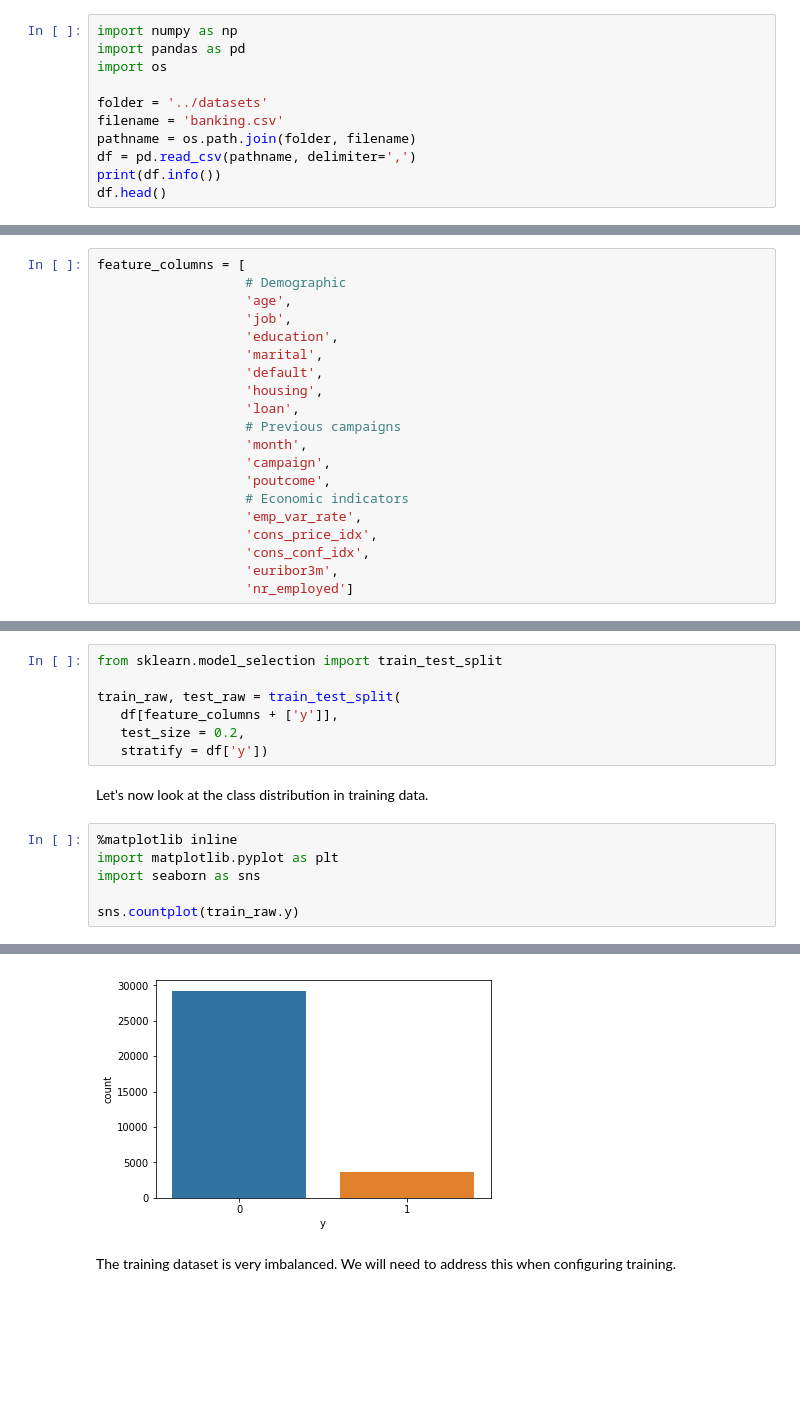
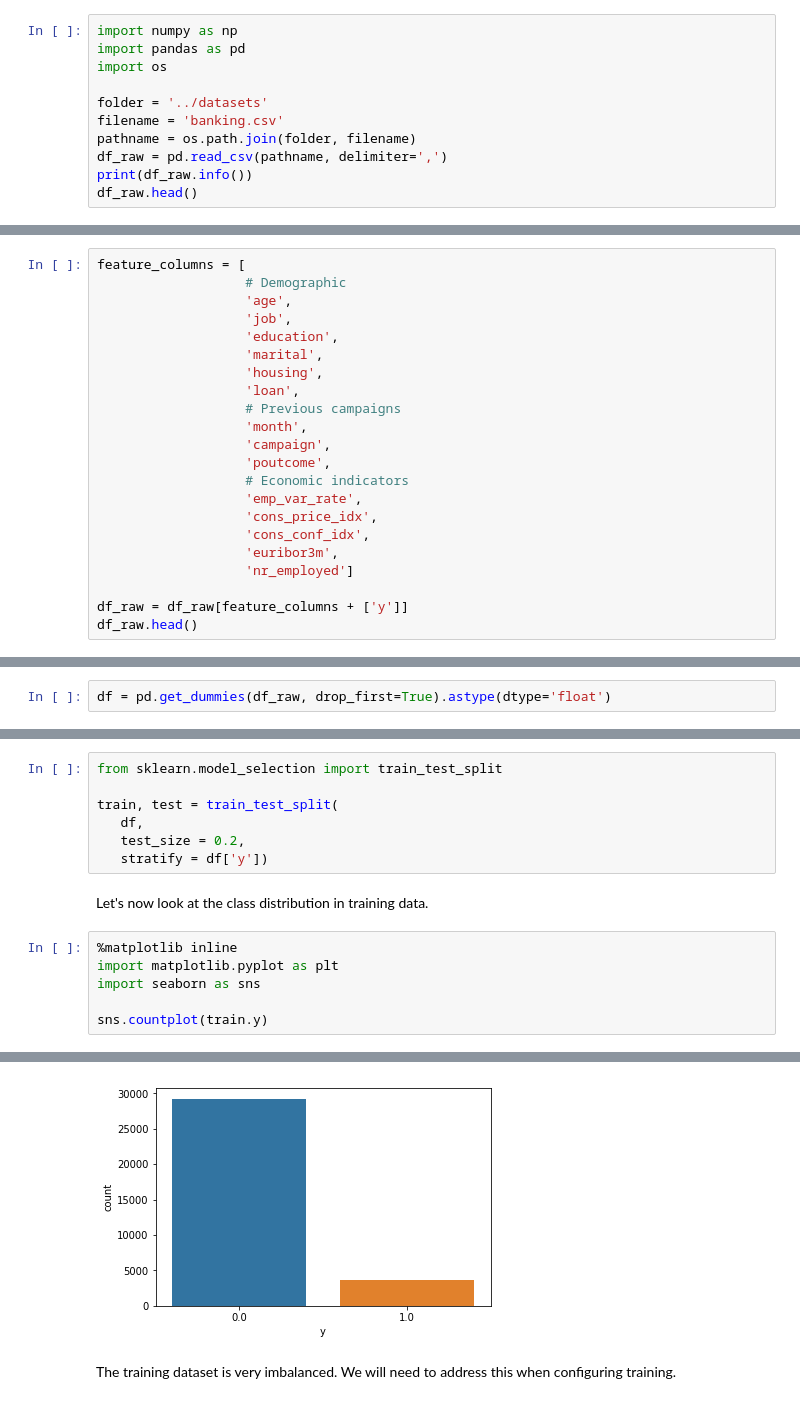
Before and after one commit to jakazmie/MTC_AzureAILabs, a Jupyter notebook: ML-AML-Walkthrough/01-Training/01-training.ipynb, the cells around one changed output, grey strips where cells are left out. Drawn from its saved outputs; the diff is of its cells as text; blank space fills up the shorter version.

```diff
--- a/ML-AML-Walkthrough/01-Training/01-training.ipynb
+++ b/ML-AML-Walkthrough/01-Training/01-training.ipynb
@@ -62,9 +67,9 @@ import os
 folder = '../datasets'
 filename = 'banking.csv'
 pathname = os.path.join(folder, filename)
-df = pd.read_csv(pathname, delimiter=',')
-print(df.info())
-df.head()
+df_raw = pd.read_csv(pathname, delimiter=',')
+print(df_raw.info())
+df_raw.head()
 # %% [output]
 <class 'pandas.core.frame.DataFrame'>
 RangeIndex: 41188 entries, 0 to 41187
@@ -107,7 +112,6 @@ feature_columns = [
                    'job',
                    'education',
                    'marital',
-                   'default',
                    'housing',
                    'loan',
                    # Previous campaigns
@@ -120,3 +124,6 @@ feature_columns = [
                    'cons_conf_idx',
                    'euribor3m',
                    'nr_employed']
+
+df_raw = df_raw[feature_columns + ['y']]
+df_raw.head()
@@ -123 +139,3 @@ feature_columns = [
+# %%
+df = pd.get_dummies(df_raw, drop_first=True).astype(dtype='float')
 # %% [markdown]
@@ -125,8 +143,8 @@ Before further analysis, let's reserve a portion of data for testing.
 # %%
 from sklearn.model_selection import train_test_split
 
-train_raw, test_raw = train_test_split(
-   df[feature_columns + ['y']],
+train, test = train_test_split(
+   df,
    test_size = 0.2,
    stratify = df['y'])
 # %% [markdown]
@@ -134,11 +152,11 @@ Let's now look at the class distribution in training data.
 # %%
 %matplotlib inline
 import matplotlib.pyplot as plt
 import seaborn as sns
 
-sns.countplot(train_raw.y)
+sns.countplot(train.y)
 # %% [output]
 <matplotlib.axes._subplots.AxesSubplot at 0x...>
-[figure, old version]
+[figure, new version]
 # %% [markdown]
 The training dataset is very imbalanced. We will need to address this when configuring training.
```
Also changed, not shown: parts of 44 cells of this notebook, 2 other files.
